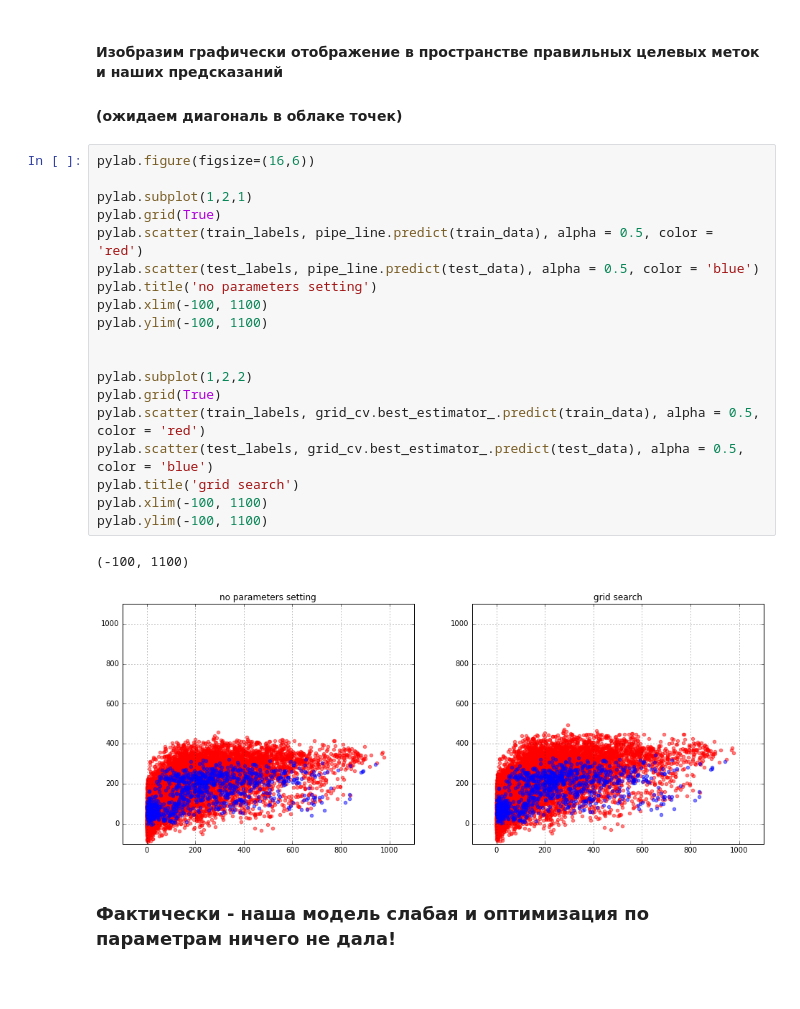
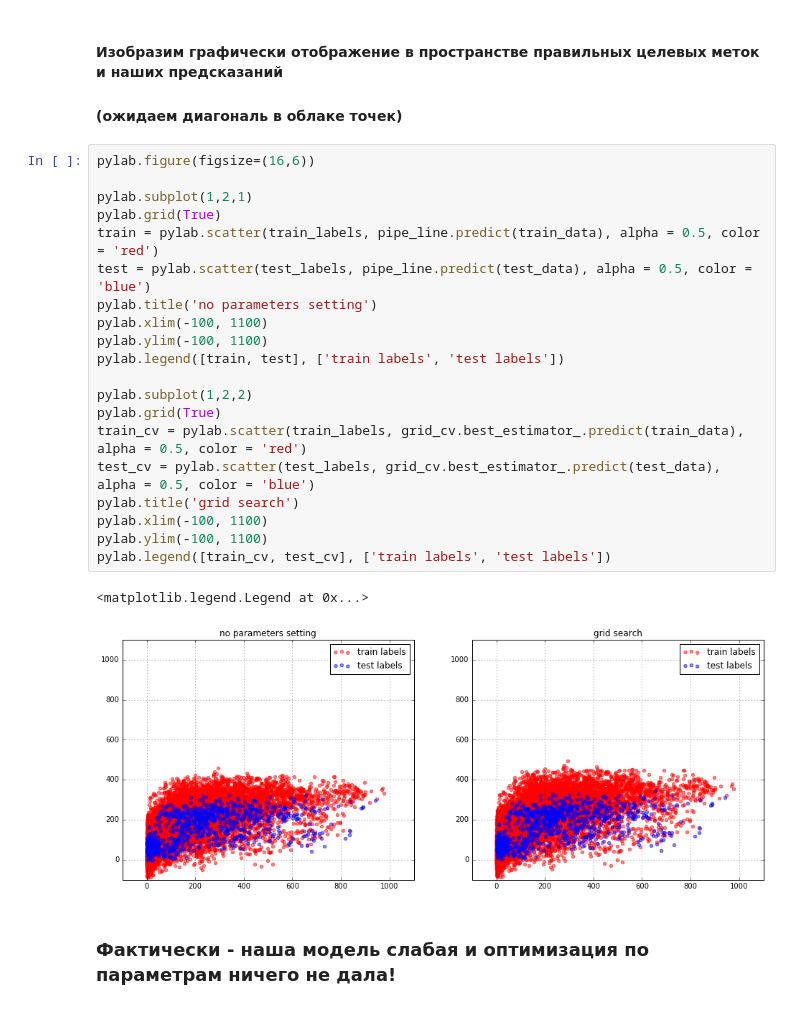
Before and after one commit to Luccifer/Logistics-DataMining, a Jupyter notebook: README.ipynb, the cells around one changed output. Cells and saved outputs as stored; diff of their text form.

```diff
--- a/README.ipynb
+++ b/README.ipynb
@@ -380,25 +385,26 @@ print test_predictions[:10]
 # %%
 pylab.figure(figsize=(16,6))
 
 pylab.subplot(1,2,1)
 pylab.grid(True)
-pylab.scatter(train_labels, pipe_line.predict(train_data), alpha = 0.5, color = 'red')
-pylab.scatter(test_labels, pipe_line.predict(test_data), alpha = 0.5, color = 'blue')
+train = pylab.scatter(train_labels, pipe_line.predict(train_data), alpha = 0.5, color = 'red')
+test = pylab.scatter(test_labels, pipe_line.predict(test_data), alpha = 0.5, color = 'blue')
 pylab.title('no parameters setting')
 pylab.xlim(-100, 1100)
 pylab.ylim(-100, 1100)
-
+pylab.legend([train, test], ['train labels', 'test labels'])
 
 pylab.subplot(1,2,2)
 pylab.grid(True)
-pylab.scatter(train_labels, grid_cv.best_estimator_.predict(train_data), alpha = 0.5, color = 'red')
-pylab.scatter(test_labels, grid_cv.best_estimator_.predict(test_data), alpha = 0.5, color = 'blue')
+train_cv = pylab.scatter(train_labels, grid_cv.best_estimator_.predict(train_data), alpha = 0.5, color = 'red')
+test_cv = pylab.scatter(test_labels, grid_cv.best_estimator_.predict(test_data), alpha = 0.5, color = 'blue')
 pylab.title('grid search')
 pylab.xlim(-100, 1100)
 pylab.ylim(-100, 1100)
+pylab.legend([train_cv, test_cv], ['train labels', 'test labels'])
 # %% [output]
-(-100, 1100)
+<matplotlib.legend.Legend at 0x...>
-[figure, old version]
+[figure, new version]
 # %% [markdown]
 ### Фактически - наша модель слабая и оптимизация по параметрам ничего не дала!
 # %%
```
Also changed, not shown: parts of 52 cells of this notebook.
